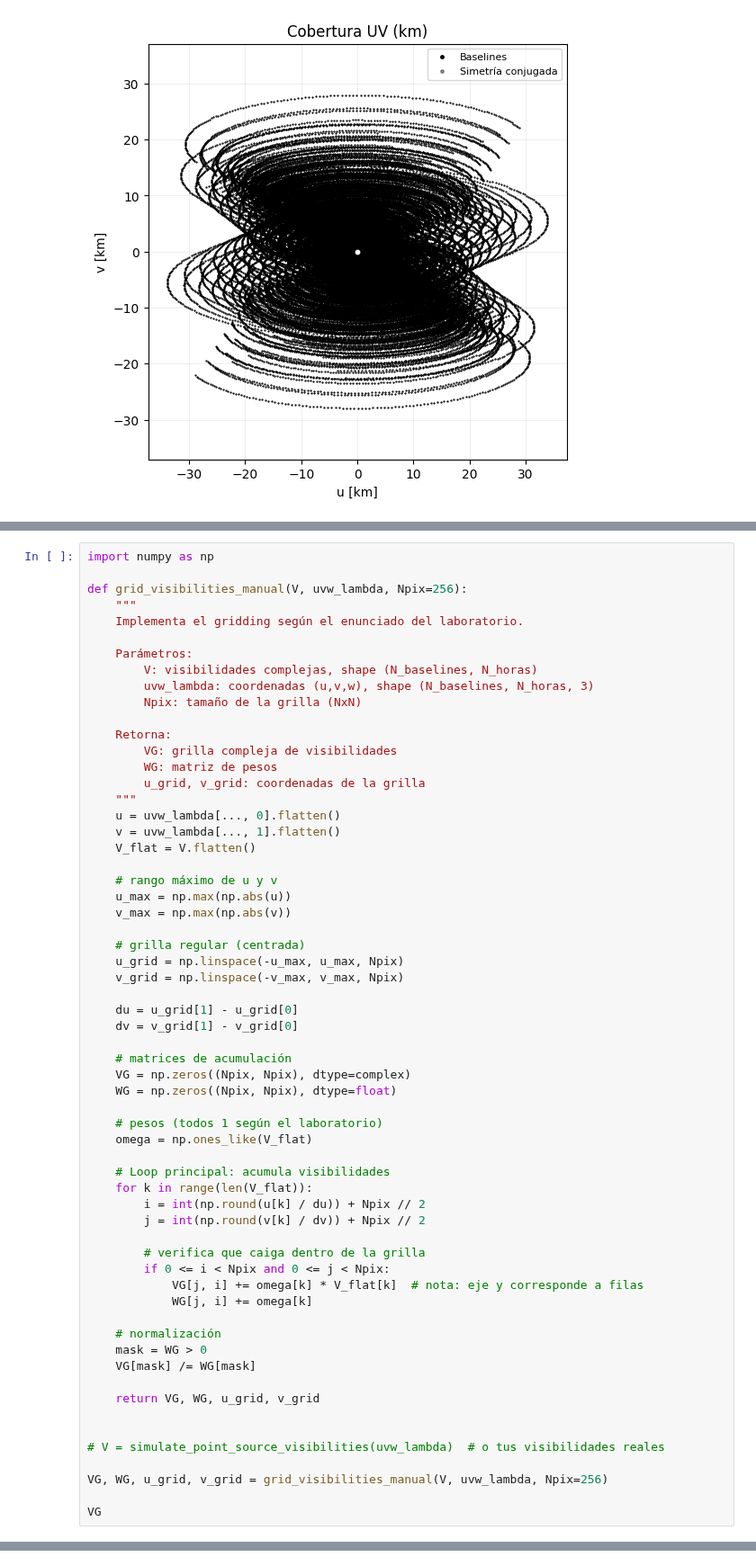
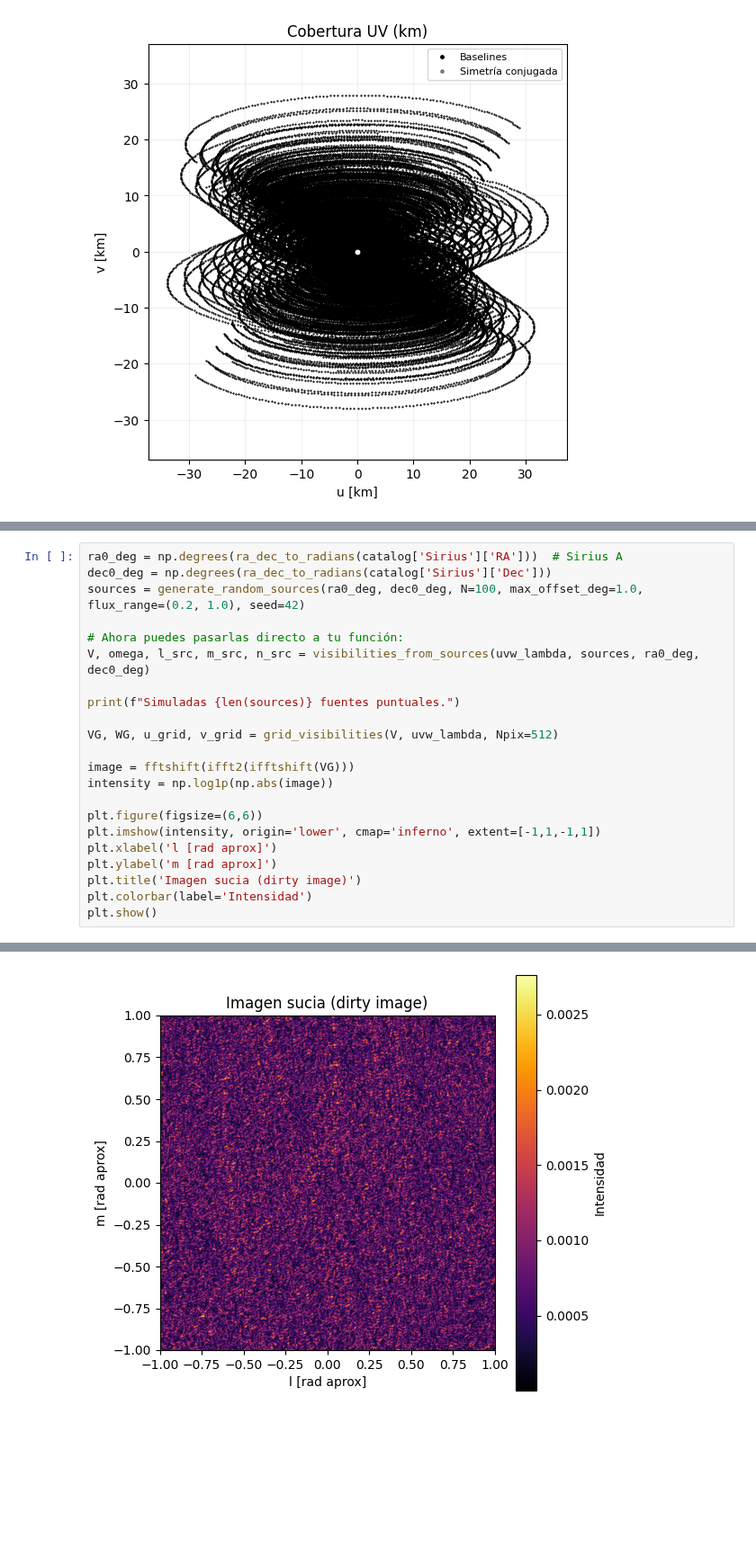
Before and after one commit to Mieres7/RadioInterferometry, a Jupyter notebook: lab1/laboratory1.ipynb, the cells around one changed output, grey strips where cells are left out. Shown at 90% size. Cells and saved outputs as stored; diff of their text form; blank space fills up the shorter version.

```diff
--- a/lab1/laboratory1.ipynb
+++ b/lab1/laboratory1.ipynb
@@ -761,62 +667,23 @@ V shape: (101790,)
 # %%
-import numpy as np
+ra0_deg = np.degrees(ra_dec_to_radians(catalog['Sirius']['RA']))  # Sirius A
+dec0_deg = np.degrees(ra_dec_to_radians(catalog['Sirius']['Dec']))
+sources = generate_random_sources(ra0_deg, dec0_deg, N=100, max_offset_deg=1.0, flux_range=(0.2, 1.0), seed=42)
 
-def grid_visibilities_manual(V, uvw_lambda, Npix=256):
-    """
-    Implementa el gridding según el enunciado del laboratorio.
+# Ahora puedes pasarlas directo a tu función:
+V, omega, l_src, m_src, n_src = visibilities_from_sources(uvw_lambda, sources, ra0_deg, dec0_deg)
 
-    Parámetros:
-        V: visibilidades complejas, shape (N_baselines, N_horas)
-        uvw_lambda: coordenadas (u,v,w), shape (N_baselines, N_horas, 3)
-        Npix: tamaño de la grilla (NxN)
+print(f"Simuladas {len(sources)} fuentes puntuales.")
 
-    Retorna:
-        VG: grilla compleja de visibilidades
-        WG: matriz de pesos
-        u_grid, v_grid: coordenadas de la grilla
-    """
-    u = uvw_lambda[..., 0].flatten()
-    v = uvw_lambda[..., 1].flatten()
-    V_flat = V.flatten()
+VG, WG, u_grid, v_grid = grid_visibilities(V, uvw_lambda, Npix=512)
 
-    # rango máximo de u y v
-    u_max = np.max(np.abs(u))
-    v_max = np.max(np.abs(v))
+image = fftshift(ifft2(ifftshift(VG)))
+intensity = np.log1p(np.abs(image))
 
-    # grilla regular (centrada)
-    u_grid = np.linspace(-u_max, u_max, Npix)
-    v_grid = np.linspace(-v_max, v_max, Npix)
-
-    du = u_grid[1] - u_grid[0]
-    dv = v_grid[1] - v_grid[0]
-
-    # matrices de acumulación
-    VG = np.zeros((Npix, Npix), dtype=complex)
-    WG = np.zeros((Npix, Npix), dtype=float)
-
-    # pesos (todos 1 según el laboratorio)
-    omega = np.ones_like(V_flat)
-
-    # Loop principal: acumula visibilidades
-    for k in range(len(V_flat)):
-        i = int(np.round(u[k] / du)) + Npix // 2
-        j = int(np.round(v[k] / dv)) + Npix // 2
-
-        # verifica que caiga dentro de la grilla
-        if 0 <= i < Npix and 0 <= j < Npix:
-            VG[j, i] += omega[k] * V_flat[k]  # nota: eje y corresponde a filas
-            WG[j, i] += omega[k]
-
-    # normalización
-    mask = WG > 0
-    VG[mask] /= WG[mask]
-
-    return VG, WG, u_grid, v_grid
-
-
-# V = simulate_point_source_visibilities(uvw_lambda)  # o tus visibilidades reales
-
-VG, WG, u_grid, v_grid = grid_visibilities_manual(V, uvw_lambda, Npix=256)
-
-VG
+plt.figure(figsize=(6,6))
+plt.imshow(intensity, origin='lower', cmap='inferno', extent=[-1,1,-1,1])
+plt.xlabel('l [rad aprox]')
+plt.ylabel('m [rad aprox]')
+plt.title('Imagen sucia (dirty image)')
+plt.colorbar(label='Intensidad')
+plt.show()
 # %% [output]
@@ -830,0 +691 @@ array([[0.+0.j, 0.+0.j, 0.+0.j, ..., 0.+0.j, 0.+0.j, 0.+0.j],
+[figure, added]
```
Also changed, not shown: parts of 8 cells of this notebook.
